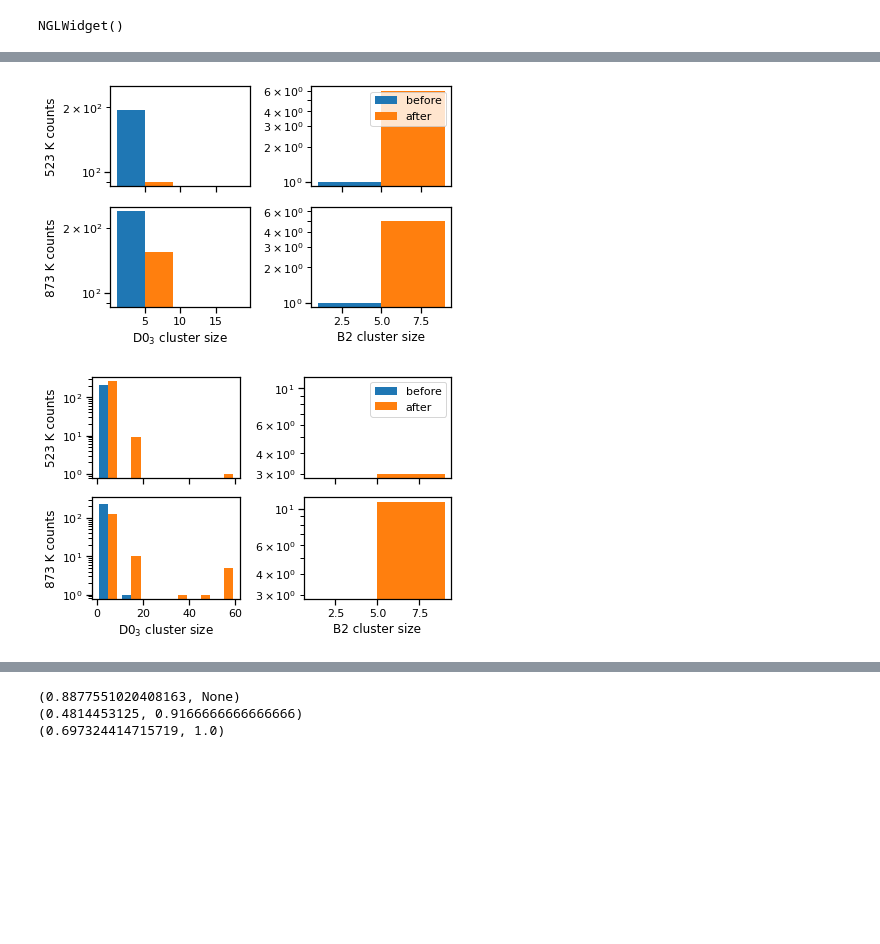
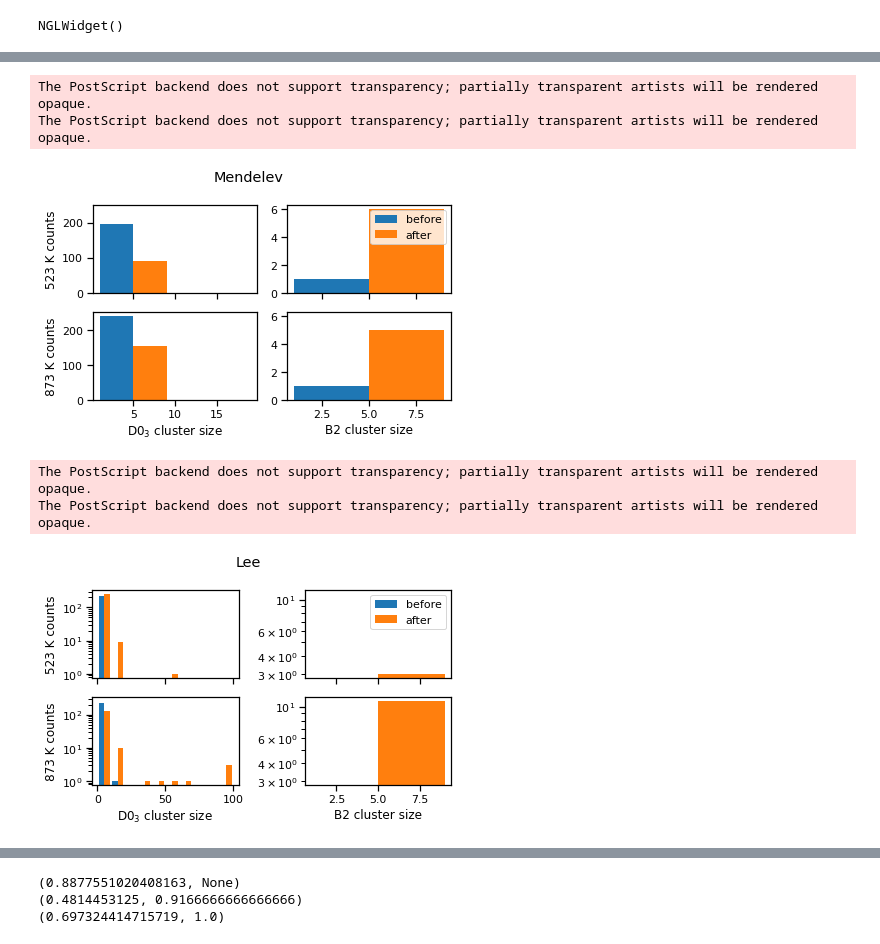
Before and after one commit to liamhuber/FeAl_solution, a Jupyter notebook: project.ipynb, the cells around one changed output, grey strips where cells are left out. Drawn from its saved outputs; the diff is of its cells as text; code cells hidden in the pictures; blank space fills up the shorter version.

```diff
--- a/project.ipynb
+++ b/project.ipynb
@@ -1,3 +13,5 @@
+# %%
+SERVER = 'cm'
 # %%
 from pyiron_feal import Project
 import numpy as np
@@ -248,7 +299,7 @@ for threshold in [11, 12, 13]:
 def clipit(data, clip):
     return np.clip(data, 0, clip) if clip is not None else data
 
-def plot_hist(ax, cluster, phase, clip=None, title=None):
+def plot_hist(ax, cluster, phase, binsize, clip=None, title=None, logy=True):
     before = clipit(getattr(cluster['before'], phase), clip)
     after = clipit(getattr(cluster['after'], phase), clip)
     biggest = np.amax(np.append(before, after))
@@ -257,59 +308,71 @@ def plot_hist(ax, cluster, phase, clip=None, title=None):
         bins=np.arange(biggest + binsize, step=binsize),
         label=['before', 'after']
     )
-    ax.set_yscale('log')
+    if logy:
+        ax.set_yscale('log')
     ax.set_title(title)
     return ax
 
-def plot_histograms(potl_index, threshold=13, binsize=10, clip=160):
+def plot_histograms(potl_index, threshold=13, binsize=10, clip=160, title=None, logy=True):
     fig, axes = plt.subplots(
         ncols=2,
         nrows=2,
         sharey='col',
         sharex='col'
     )
+    potl_name = ['Mendelev', _, 'Lee']
 
 
     plot_hist(
         axes[0, 0],
-        clusters[threshold][f'potl{potl_index}_523K'],
-        'd03', clip=clip, #title='cold d03'
+        clusters[threshold][f'{potl_name[potl_index]} 523K'],
+        'd03', binsize, clip=clip, #title='cold d03',
+        logy=logy
     )
     plot_hist(
         axes[0, 1],
-        clusters[threshold][f'potl{potl_index}_523K'],
-        'b2', clip=clip, #title='cold b2'
+        clusters[threshold][f'{potl_name[potl_index]} 523K'],
+        'b2', binsize, clip=clip, #title='cold b2',
+        logy=logy
     )
     plot_hist(
         axes[1, 0],
-        clusters[threshold][f'potl{potl_index}_873K'],
-        'd03', clip=clip, #title='hot d03'
+        clusters[threshold][f'{potl_name[potl_index]} 873K'],
+        'd03', binsize, clip=clip, #title='hot d03',
+        logy=logy
     )
     plot_hist(
         axes[1, 1],
-        clusters[threshold][f'potl{potl_index}_873K'],
-        'b2', clip=clip, #title='hot b2'
+        clusters[threshold][f'{potl_name[potl_index]} 873K'],
+        'b2', binsize, clip=clip, #title='hot b2',
+        logy=logy
     )
     axes[0, 0].set_ylabel('523 K counts')
     axes[1, 0].set_ylabel('873 K counts')
     axes[1, 0].set_xlabel('D$0_3$ cluster size')
     axes[1, 1].set_xlabel('B2 cluster size')
     axes[0, 1].legend(loc='upper right')
+    if title is not None:
+        fig.suptitle(title)
     fig.tight_layout()
     return fig, axes
 # %%
-fig, axes = plot_histograms(0, clip=None);  # Mendelev
-# fig.savefig(
-#     'writeup/supplementary/figures/mendelev_hist_thresh13.eps',
-#     format='eps'
-# )
+fig, axes = plot_histograms(0, threshold=13, clip=None, title='Mendelev', logy=False);
+fig.savefig(
+    'writeup/supplementary/figures/mendelev_hist_thresh13.eps',
+    format='eps'
+)
 # %% [output]
+The PostScript backend does not support transparency; partially transparent artists will be rendered opaque.
+The PostScript backend does not support transparency; partially transparent artists will be rendered opaque.
-[figure, old version]
+[figure, new version]
 # %%
-fig, axes = plot_histograms(2, clip=60, threshold=13);  # Lee
-# fig.savefig(
-#     'writeup/supplementary/figures/lee_hist_thresh13.eps',
-#     format='eps'
-# )
+fig, axes = plot_histograms(2, threshold=13, clip=100, title='Lee', logy=True);
+fig.savefig(
+    'writeup/supplementary/figures/lee_hist_thresh13.eps',
+    format='eps'
+)
 # %% [output]
+The PostScript backend does not support transparency; partially transparent artists will be rendered opaque.
+The PostScript backend does not support transparency; partially transparent artists will be rendered opaque.
-[figure, old version]
+[figure, new version]
```
Also changed, not shown: parts of 65 cells of this notebook, 7 other files.
